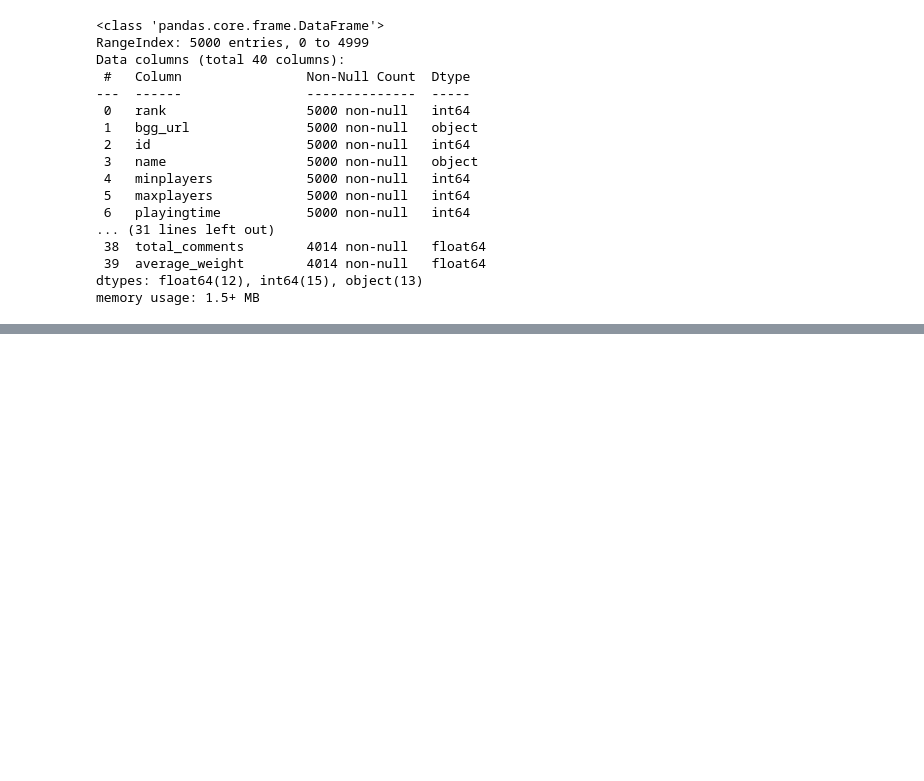
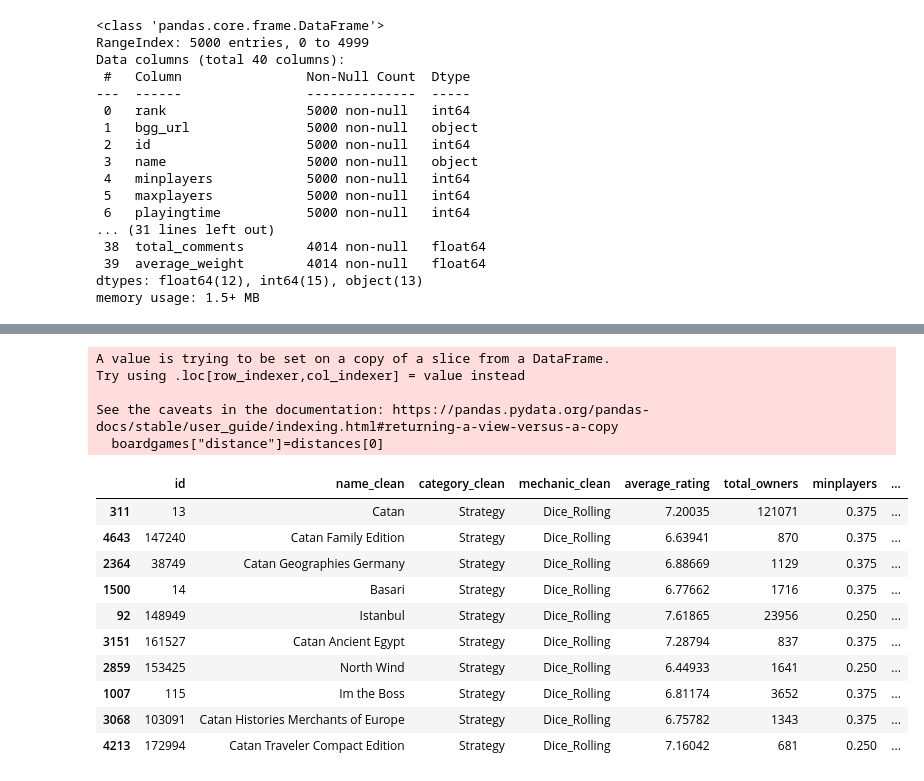
Before and after one commit to abinormal129/SMU_Bootcamp_2023_Project_4_Group_3_Board_Games, a Jupyter notebook: Board Game Recommender 1.2.ipynb, the cells around one changed output, grey strips where cells are left out. Saved outputs shown, nothing was run; the diff lists cells and outputs as text; code cells hidden in the pictures; blank space fills up the shorter version.

```diff
--- a/Board Game Recommender 1.2.ipynb
+++ b/Board Game Recommender 1.2.ipynb
@@ -215,0 +307,3 @@ df = df[['beer_name', 'beer_style', 'abv_category', 'ibu_category', 'availabilit
+# %%
+# test scaled data
+df_scaled = ohe_df.copy()
@@ -216,3 +347,53 @@ df = df[['beer_name', 'beer_style', 'abv_category', 'ibu_category', 'availabilit
+# %%
+from sklearn.neighbors import NearestNeighbors
+
+# define the number of nearest neighbors to consider
+k = 10
+
+# initialize the model with the number of neighbors
+model = NearestNeighbors(n_neighbors=k)
+
+# fit the model to the data
+model.fit(df_model[features])
+
+# define a function to recommend beers based on a given beer name
+def recommend_boardgame(boardgame_name, df_model, features):
+    # get the beer_id of the given beer name
+    boardgame_id = df_model[df_model['name_clean'] == boardgame_name]['id'].iloc[0]
+
+    # get the index of the beer in the model dataframe
+    idx = df_model[df_model['id'] == boardgame_id].index[0]
+
+    # get the features of the beer
+    boardgame_features = df_model.loc[idx, features].values.reshape(1, -1)
+
+    # find the k nearest neighbors
+    distances, indices = model.kneighbors(boardgame_features)
+
+    # get the beer names of the nearest neighbors
+    boardgames = df_model.iloc[indices[0]]
+    boardgames["distance"]=distances[0]
+
+    return boardgames
+# %%
+recommend_boardgame('Catan', df_model, features)
+# %% [output]
+A value is trying to be set on a copy of a slice from a DataFrame.
+Try using .loc[row_indexer,col_indexer] = value instead
+
+See the caveats in the documentation: https://pandas.pydata.org/pandas-docs/stable/user_guide/indexing.html#returning-a-view-versus-a-copy
+  boardgames["distance"]=distances[0]
+|  | id | name_clean | category_clean | mechanic_clean | average_rating | total_owners | minplayers | ... |
+| 311 | 13 | Catan | Strategy | Dice_Rolling | 7.20035 | 121071 | 0.375 | ... |
+| 4643 | 147240 | Catan Family Edition | Strategy | Dice_Rolling | 6.63941 | 870 | 0.375 | ... |
+| 2364 | 38749 | Catan Geographies Germany | Strategy | Dice_Rolling | 6.88669 | 1129 | 0.375 | ... |
+| 1500 | 14 | Basari | Strategy | Dice_Rolling | 6.77662 | 1716 | 0.375 | ... |
+| 92 | 148949 | Istanbul | Strategy | Dice_Rolling | 7.61865 | 23956 | 0.250 | ... |
+| 3151 | 161527 | Catan Ancient Egypt | Strategy | Dice_Rolling | 7.28794 | 837 | 0.375 | ... |
+| 2859 | 153425 | North Wind | Strategy | Dice_Rolling | 6.44933 | 1641 | 0.250 | ... |
+| 1007 | 115 | Im the Boss | Strategy | Dice_Rolling | 6.81174 | 3652 | 0.375 | ... |
+| 3068 | 103091 | Catan Histories Merchants of Europe | Strategy | Dice_Rolling | 6.75782 | 1343 | 0.375 | ... |
+| 4213 | 172994 | Catan Traveler Compact Edition | Strategy | Dice_Rolling | 7.16042 | 681 | 0.250 | ... |
 # %%
 user_preferences = np.array([user_preference_category, user_preference_mechanic, user_preference_complexity, user_preference_age, user_preference_minplayers, user_preference_maxplayers, user_preference_playingtime])
 # User's preferences or ratings
```
Also changed, not shown: parts of 12 cells of this notebook, 1 other file.
